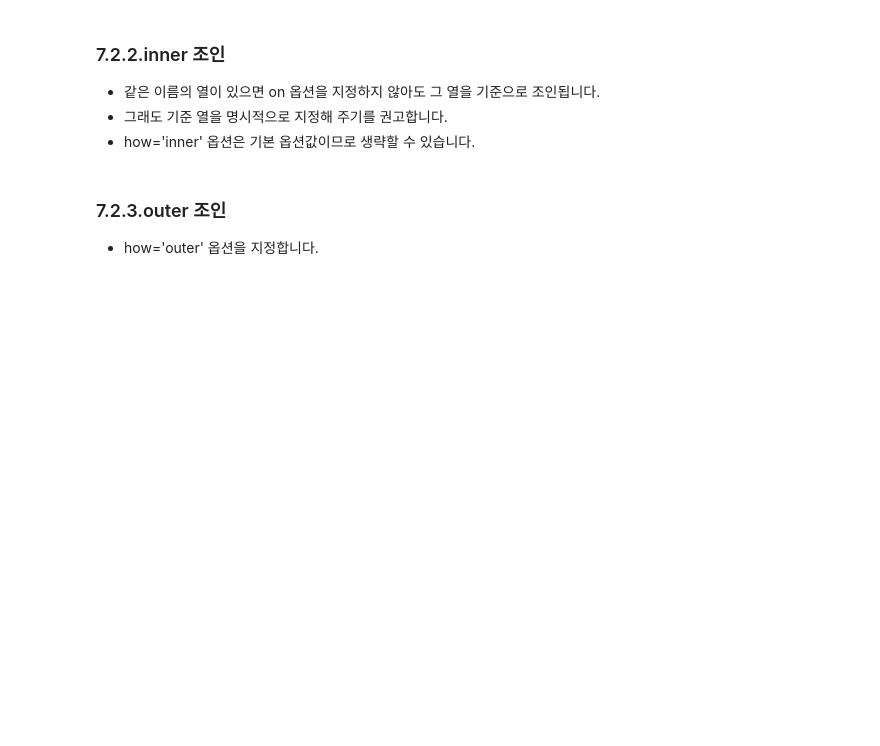
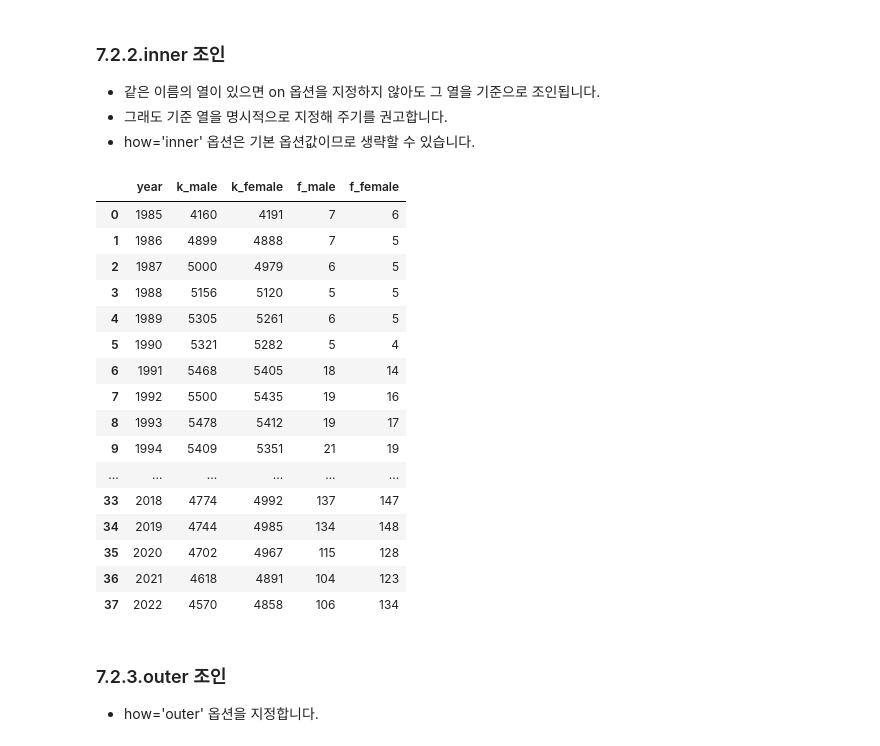
Before and after one commit to yangjung-woo/KT-Workspace, a Jupyter notebook: KT_AIVLE_DX_Regular_course/Week1/DX_데이터 다듬기_실습자료/08 - 판다스 데이터프레임 변경 (3).ipynb, the cells around one changed output. Saved outputs shown, nothing was run; the diff lists cells and outputs as text; code cells hidden in the pictures; blank space fills up the shorter version.

```diff
--- a/KT_AIVLE_DX_Regular_course/Week1/DX_데이터 다듬기_실습자료/08 - 판다스 데이터프레임 변경 (3).ipynb
+++ b/KT_AIVLE_DX_Regular_course/Week1/DX_데이터 다듬기_실습자료/08 - 판다스 데이터프레임 변경 (3).ipynb
@@ -143,10 +300,28 @@ pop02.head(10)
 - how='inner' 옵션은 기본 옵션값이므로 생략할 수 있습니다.
 # %%
 # 조인
-pop =
+pop = pd.merge(pop01,pop02, how ='inner', on ='year')
 
 # 확인
-pop.head(10)
+pop
+# %% [output]
+|  | year | k_male | k_female | f_male | f_female |
+| 0 | 1985 | 4160 | 4191 | 7 | 6 |
+| 1 | 1986 | 4899 | 4888 | 7 | 5 |
+| 2 | 1987 | 5000 | 4979 | 6 | 5 |
+| 3 | 1988 | 5156 | 5120 | 5 | 5 |
+| 4 | 1989 | 5305 | 5261 | 6 | 5 |
+| 5 | 1990 | 5321 | 5282 | 5 | 4 |
+| 6 | 1991 | 5468 | 5405 | 18 | 14 |
+| 7 | 1992 | 5500 | 5435 | 19 | 16 |
+| 8 | 1993 | 5478 | 5412 | 19 | 17 |
+| 9 | 1994 | 5409 | 5351 | 21 | 19 |
+| ... | ... | ... | ... | ... | ... |
+| 33 | 2018 | 4774 | 4992 | 137 | 147 |
+| 34 | 2019 | 4744 | 4985 | 134 | 148 |
+| 35 | 2020 | 4702 | 4967 | 115 | 128 |
+| 36 | 2021 | 4618 | 4891 | 104 | 123 |
+| 37 | 2022 | 4570 | 4858 | 106 | 134 |
 # %% [markdown]
 ### 7.2.3.outer 조인
 
```
Also changed, not shown: parts of 17 cells of this notebook, 14 other files.
